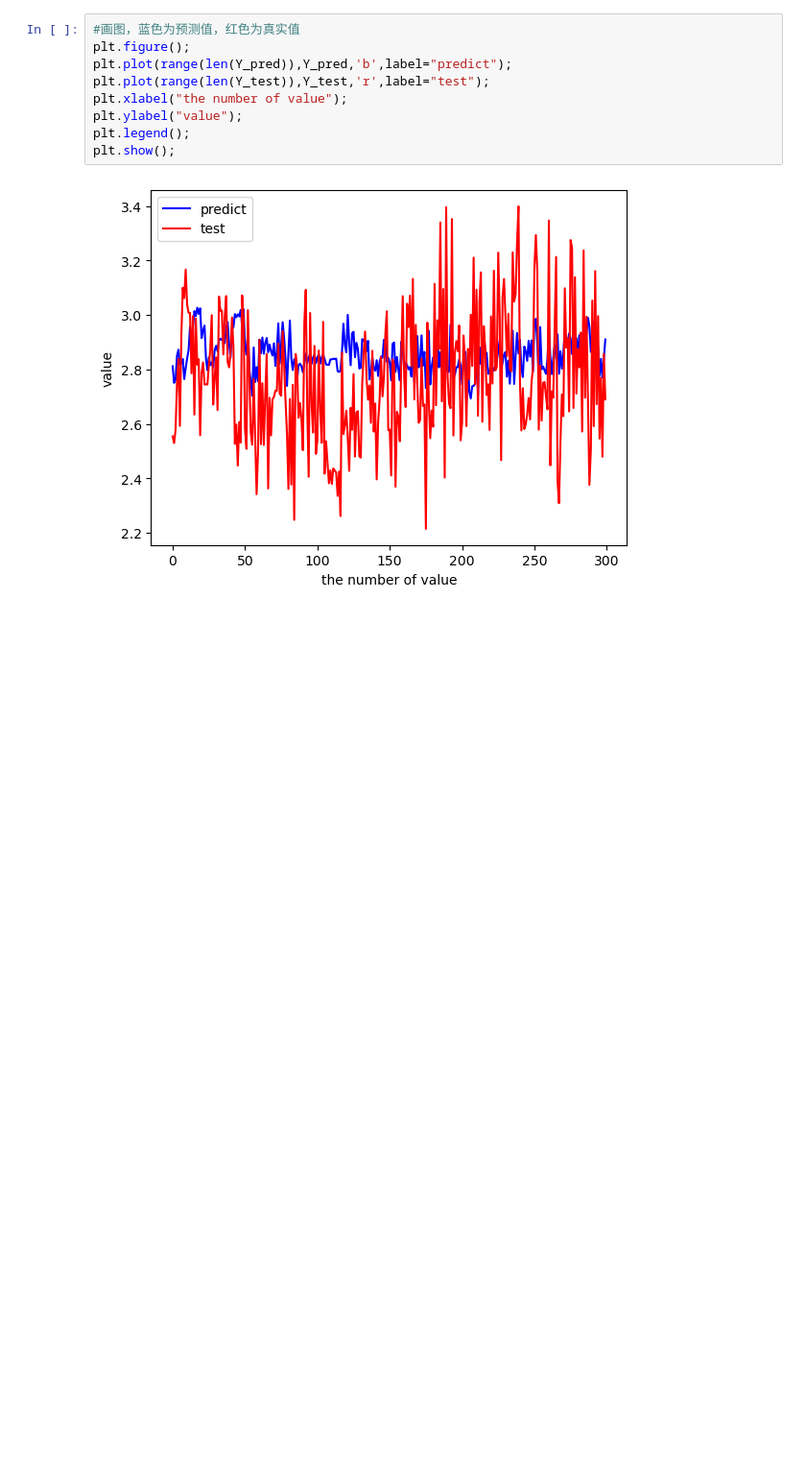
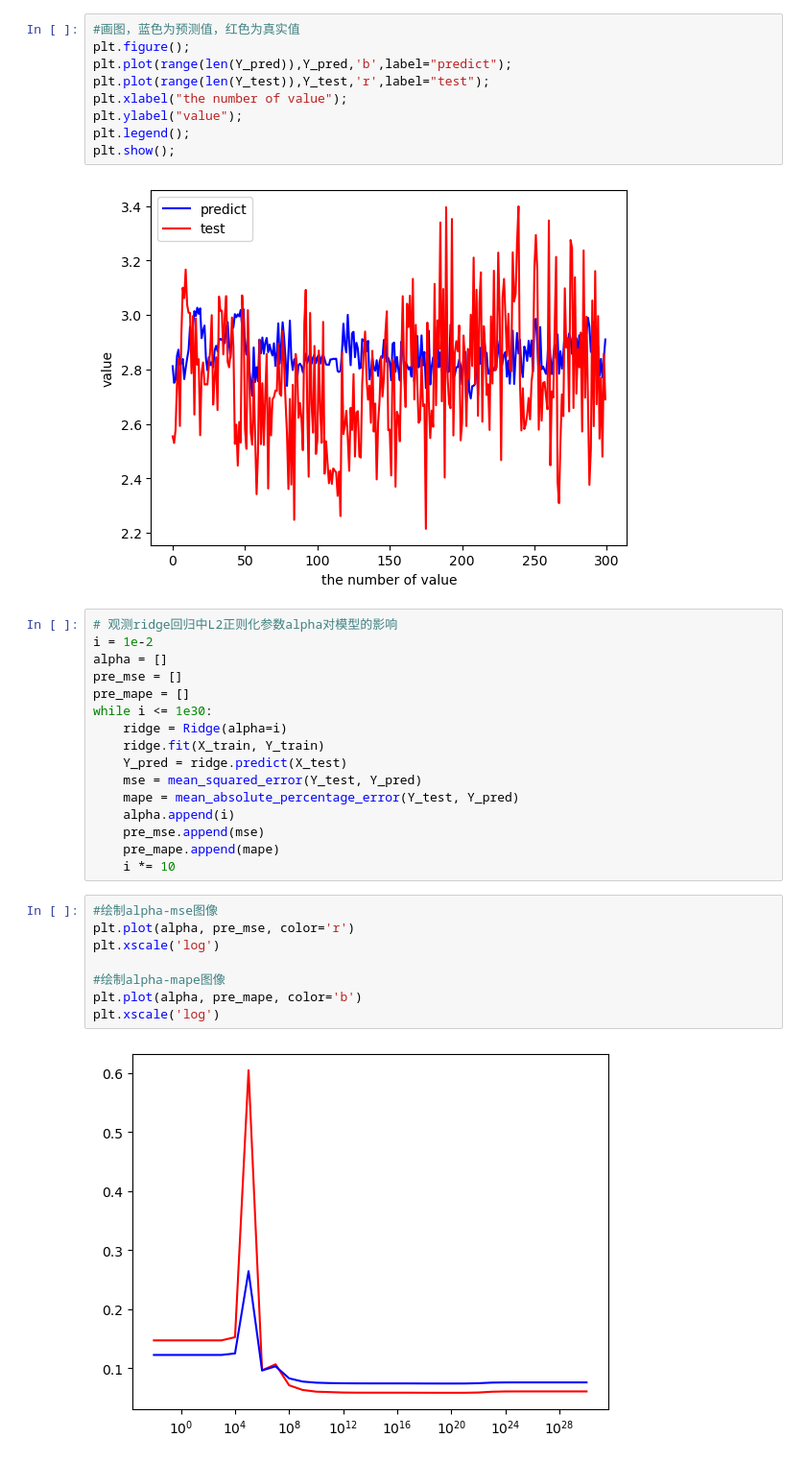
Before and after one commit to fengmian123/mid2rain.github.io, a Jupyter notebook: RidgeRegression/ridge.ipynb, the cells around one changed output. Shown: that part at 96% size. Saved outputs shown, nothing was run; the diff lists cells and outputs as text; blank space fills up the shorter version.

```diff
--- a/RidgeRegression/ridge.ipynb
+++ b/RidgeRegression/ridge.ipynb
@@ -55,3 +55,29 @@ plt.legend();
 plt.show();
 # %% [output]
 [figure]
+# %%
+# 观测ridge回归中L2正则化参数alpha对模型的影响
+i = 1e-2
+alpha = []
+pre_mse = []
+pre_mape = []
+while i <= 1e30:
+    ridge = Ridge(alpha=i)
+    ridge.fit(X_train, Y_train)
+    Y_pred = ridge.predict(X_test)
+    mse = mean_squared_error(Y_test, Y_pred)
+    mape = mean_absolute_percentage_error(Y_test, Y_pred)
+    alpha.append(i)
+    pre_mse.append(mse)
+    pre_mape.append(mape)
+    i *= 10
+# %%
+#绘制alpha-mse图像
+plt.plot(alpha, pre_mse, color='r')
+plt.xscale('log')
+
+#绘制alpha-mape图像
+plt.plot(alpha, pre_mape, color='b')
+plt.xscale('log')
+# %% [output]
+[figure, added]
```
Also changed, not shown: parts of 3 cells of this notebook, 6 other files.
